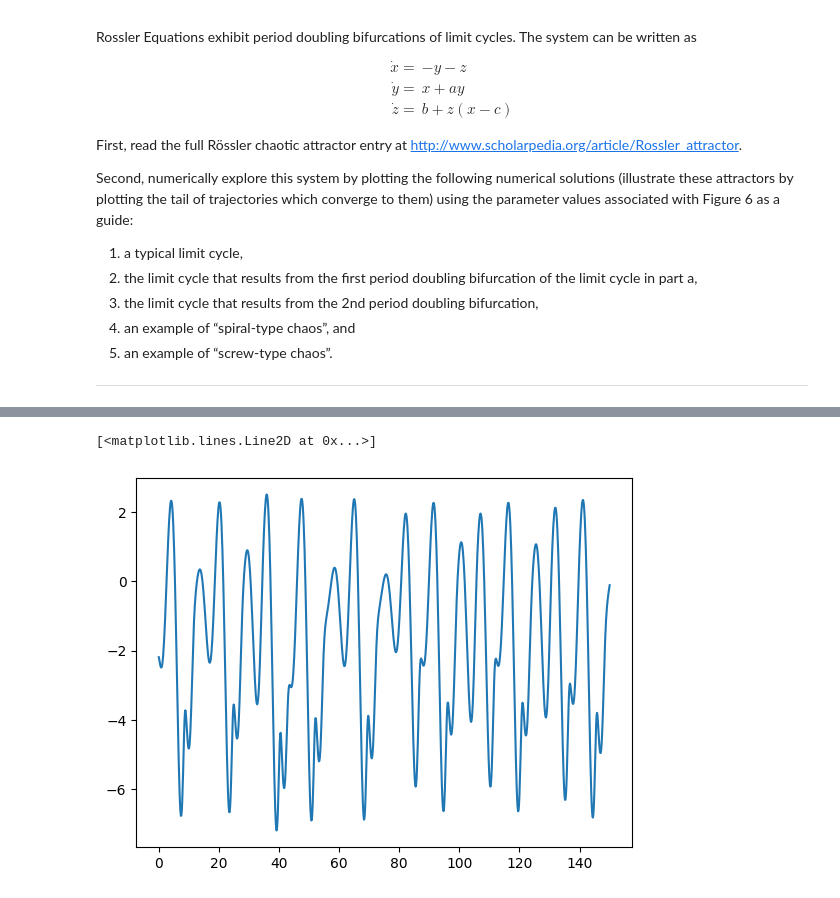
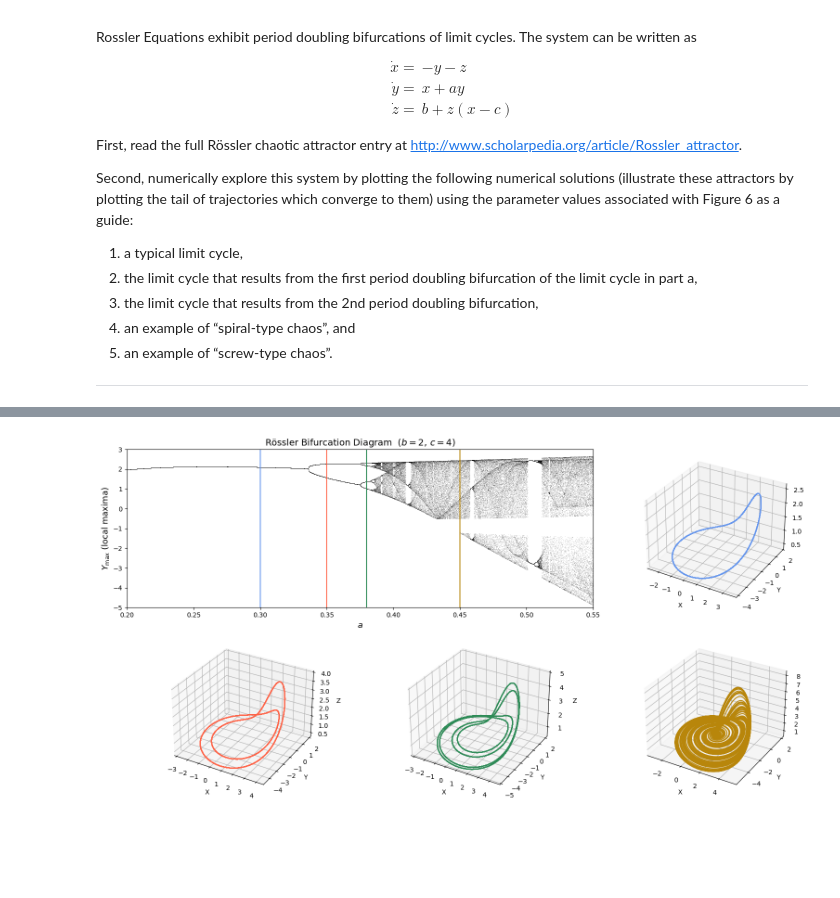
Before and after one commit to michaelStoddard/Chaos, a Jupyter notebook: Assignments/MATH722_HW3.ipynb, the cells around one changed output, grey strips where cells are left out. Cells and saved outputs as stored; diff of their text form; code cells hidden in the pictures; blank space fills up the shorter version.

```diff
--- a/Assignments/MATH722_HW3.ipynb
+++ b/Assignments/MATH722_HW3.ipynb
@@ -149,5 +321,0 @@ plt.show()
-# %%
-plt.plot(t,soln[1])
-# %% [output]
-[<matplotlib.lines.Line2D at 0x...>]
-[figure, removed]
@@ -153,0 +329,68 @@ plt.plot(t,soln[1])
+# %%
+pdub2_a = 0.38
+pdub2  = odeint(Rossler,X0,t,args=(pdub2_a,2,4))
+pdub2 = pdub2[start:].T
+pdub2_xlim = [np.min(pdub2[0]),np.max(pdub2[0])]
+pdub2_ylim = [np.min(pdub2[1]),np.max(pdub2[1])]
+pdub2_zlim = [np.min(pdub2[2]),np.max(pdub2[2])]
+# %%
+spiChaos_a = 0.45
+spiChaos  = odeint(Rossler,X0,t,args=(spiChaos_a,2,4))
+spiChaos = spiChaos[start:].T
+spiChaos_xlim = [np.min(spiChaos[0]),np.max(spiChaos[0])]
+spiChaos_ylim = [np.min(spiChaos[1]),np.max(spiChaos[1])]
+spiChaos_zlim = [np.min(spiChaos[2]),np.max(spiChaos[2])]
+# %%
+clr = ['cornflowerblue',
+       'tomato',
+       'seagreen',
+       'darkgoldenrod']
+# %%
+fig = plt.figure(figsize=(16,8))
+gs = gridspec.GridSpec(2,3)
+
+p1 = fig.add_subplot(gs[0,2],projection='3d')
+p2 = fig.add_subplot(gs[1,0],projection='3d')
+p3 = fig.add_subplot(gs[1,1],projection='3d')
+p4 = fig.add_subplot(gs[1,2],projection='3d')
+p5 = fig.add_subplot(gs[0,:2])
+
+p1.plot(limCyc[0],limCyc[1],limCyc[2],color=clr[0])
+p1.set(xlim=lc_xlim, ylim=lc_ylim, zlim=lc_zlim,
+       xlabel='X', ylabel='Y', zlabel='Z')
+
+
+
+p2.plot(pdub[0],pdub[1],pdub[2],color=clr[1])
+p2.set(xlim=pdub_xlim, ylim=pdub_ylim, zlim=pdub_zlim,
+       xlabel='X', ylabel='Y', zlabel='Z')
+
+
+
+p3.plot(pdub2[0],pdub2[1],pdub2[2],color=clr[2])
+p3.set(xlim=pdub2_xlim, ylim=pdub2_ylim, zlim=pdub2_zlim,
+       xlabel='X', ylabel='Y', zlabel='Z')
+
+
+
+
+p4.plot(spiChaos[0],spiChaos[1],spiChaos[2],color=clr[3])
+p4.set(xlim=spiChaos_xlim, ylim=spiChaos_ylim, zlim=spiChaos_zlim,
+       xlabel='X', ylabel='Y', zlabel='Z')
+
+
+
+
+p5.scatter(A_plot, Y_plot, marker='.', s=0.3, c='k', linewidths=0)
+p5.vlines([limCyc_a,pdub_a,pdub2_a,spiChaos_a],ymin=-5,ymax=3,color=clr)
+
+p5.set_xlabel(r'$a$', fontsize=13)
+p5.set_ylabel(r'$Y_{\max}$ (local maxima)', fontsize=13)
+p5.set_title(r'Rössler Bifurcation Diagram  $(b=2,\, c=4)$', fontsize=14)
+p5.set_xlim(A[0], A[-1])
+p5.set_ylim(-5, 3)
+
+plt.tight_layout()
+plt.show()
+# %% [output]
+[figure, added]
```
Also changed, not shown: parts of 51 cells of this notebook.
